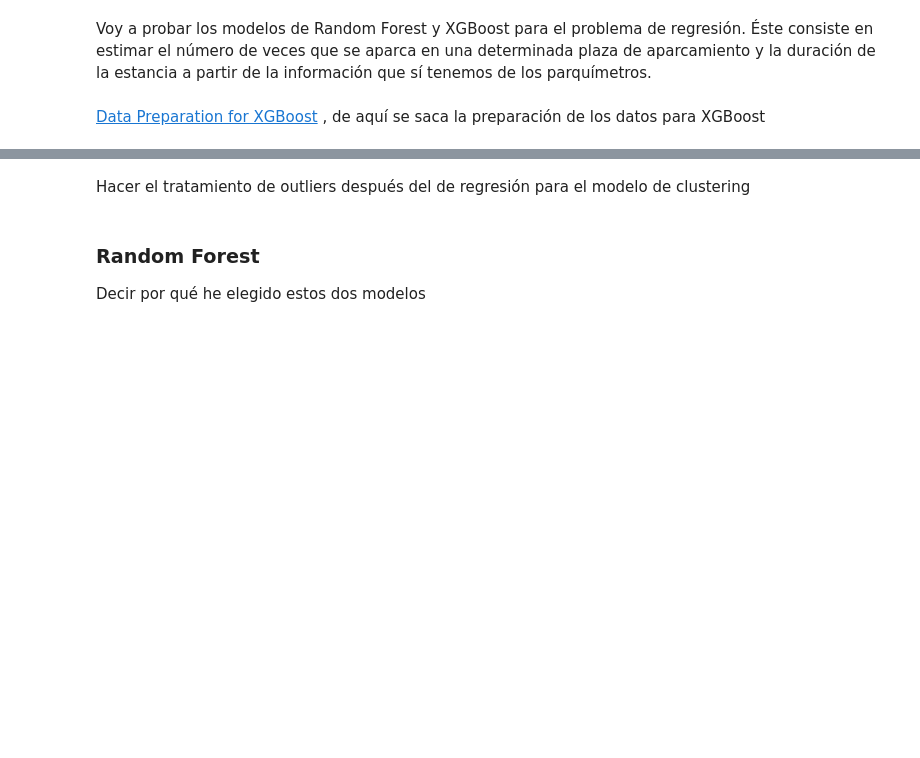
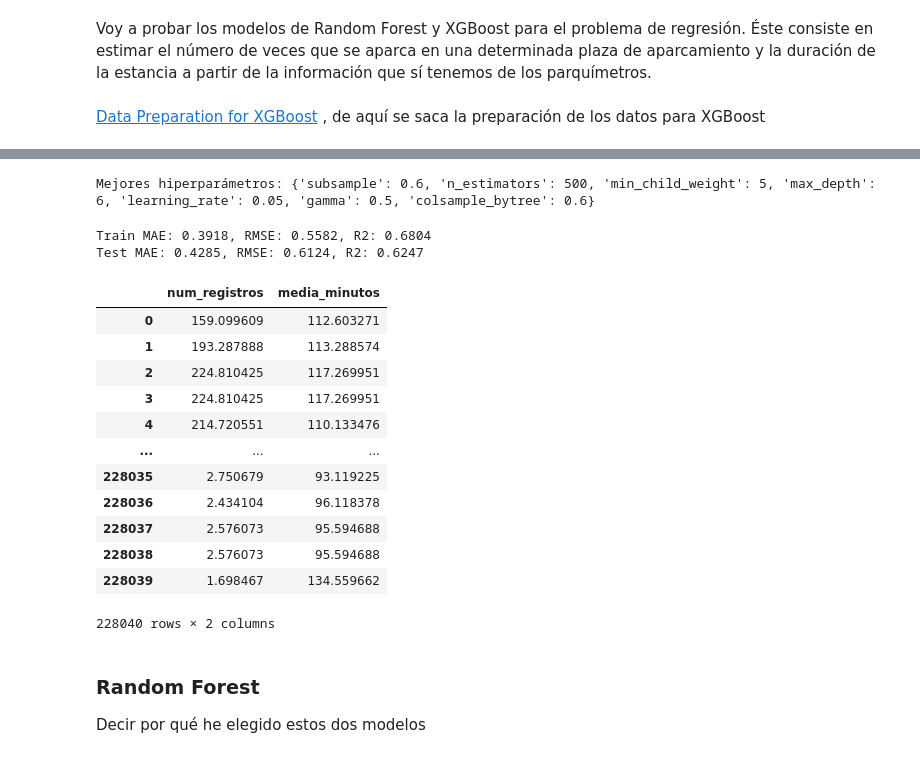
Before and after one commit to clopezquesada/tfm_zonas_ser, a Jupyter notebook: TFM.ipynb, the cells around one changed output, grey strips where cells are left out. Saved outputs shown, nothing was run; the diff lists cells and outputs as text; code cells hidden in the pictures; blank space fills up the shorter version.

```diff
--- a/TFM.ipynb
+++ b/TFM.ipynb
@@ -1265,2 +1298,46 @@ best_xgb, best_xgb_hyperparameters = tune_regressor_hyperparameters(xgb_base, xg
+# %%
+# Hacemos fine-tuning mediante búsqueda aleatoria de hiperparámetros para optimizae el modelo
+param_dist = {
+    'max_depth': [3, 4, 5, 6],
+    'learning_rate': [0.005, 0.01, 0.02, 0.05],
+    'n_estimators': [200, 300, 500],
+    'min_child_weight': [1, 3, 5, 7],
+    'subsample': [0.6, 0.8, 1.0],
+    'colsample_bytree': [0.6, 0.8, 1.0],
+    'gamma': [0, 0.1, 0.3, 0.5]
+}
+
+random_search = RandomizedSearchCV(
+    estimator=xgb_model,
+    param_distributions=param_dist,
+    n_iter=50,
+    scoring='neg_mean_squared_error',
+    cv=cv,
+    n_jobs=-1,
+    random_state=7
+)
+
+random_search.fit(X_train, y_train)
+
+best_model = random_search.best_estimator_
+
+print('Mejores hiperparámetros:', random_search.best_params_)
+# %% [output]
+Mejores hiperparámetros: {'subsample': 0.6, 'n_estimators': 500, 'min_child_weight': 5, 'max_depth': 6, 'learning_rate': 0.05, 'gamma': 0.5, 'colsample_bytree': 0.6}
 # %%
-print('XGBoost Regressor Optimal Hyperparameters: \n', best_xgb_hyperparameters)
+y_train_pred = best_model.predict(X_train)
+y_test_pred = best_model.predict(X_test)
+
+mae_train = mean_absolute_error(y_train, y_train_pred)
+rmse_train = np.sqrt(mean_squared_error(y_train, y_train_pred))
+r2_train = r2_score(y_train, y_train_pred)
+
+mae_test = mean_absolute_error(y_test, y_test_pred)
+rmse_test = np.sqrt(mean_squared_error(y_test, y_test_pred))
+r2_test = r2_score(y_test, y_test_pred)
+
+print(f"Train MAE: {mae_train:.4f}, RMSE: {rmse_train:.4f}, R2: {r2_train:.4f}")
+print(f"Test MAE: {mae_test:.4f}, RMSE: {rmse_test:.4f}, R2: {r2_test:.4f}")
+# %% [output]
+Train MAE: 0.3918, RMSE: 0.5582, R2: 0.6804
+Test MAE: 0.4285, RMSE: 0.6124, R2: 0.6247
@@ -1327,16 +1344,33 @@ xgb_result = evaluate_model(best_xgb, X_train, y_train, X_test, y_test, 'XGBoost
 # %%
-# Make predictions
+# Hacemos predicciones sobre el conjunto de datos no informado
 df_parking_no_info_xgb = df_parking_no_info.copy()
 
-predictions = best_xgb.predict(df_parking_no_info_xgb.drop(['geometria','ratio_ocupacion_por_nplazas', 'ratio_intensidad_por_nplazas','distance','index_right'], axis = 1))
+predictions = best_model.predict(df_parking_no_info_xgb.drop([
+                                                              'geometria',
+                                                              'ratio_ocupacion_por_nplazas',
+                                                              'ratio_intensidad_por_nplazas',
+                                                              'ratio_carga_por_nplazas',
+                                                              'log_ratio_carga_por_nplazas'
+                                                              ], axis = 1))
 
-# Transform predictions back to original scale
 num_registros = np.expm1(predictions[:, 1])
 media_minutos = np.expm1(predictions[:, 0])
 
-# Add to original dataframe
 df_parking_no_info_xgb['num_registros'] = num_registros
 df_parking_no_info_xgb['media_minutos'] = media_minutos
 
-# Display results
 df_parking_no_info_xgb[['num_registros', 'media_minutos']]
+# %% [output]
+|  | num_registros | media_minutos |
+| 0 | 159.099609 | 112.603271 |
+| 1 | 193.287888 | 113.288574 |
+| 2 | 224.810425 | 117.269951 |
+| 3 | 224.810425 | 117.269951 |
+| 4 | 214.720551 | 110.133476 |
+| ... | ... | ... |
+| 228035 | 2.750679 | 93.119225 |
+| 228036 | 2.434104 | 96.118378 |
+| 228037 | 2.576073 | 95.594688 |
+| 228038 | 2.576073 | 95.594688 |
+| 228039 | 1.698467 | 134.559662 |
+228040 rows × 2 columns
@@ -1345,5 +1377,3 @@ df_parking_no_info.describe()
-# %% [markdown]
-Hacer el tratamiento de outliers después del de regresión para el modelo de clustering
 # %% [markdown]
 ### Random Forest
 Decir por qué he elegido estos dos modelos
```
Also changed, not shown: parts of 46 cells of this notebook.
